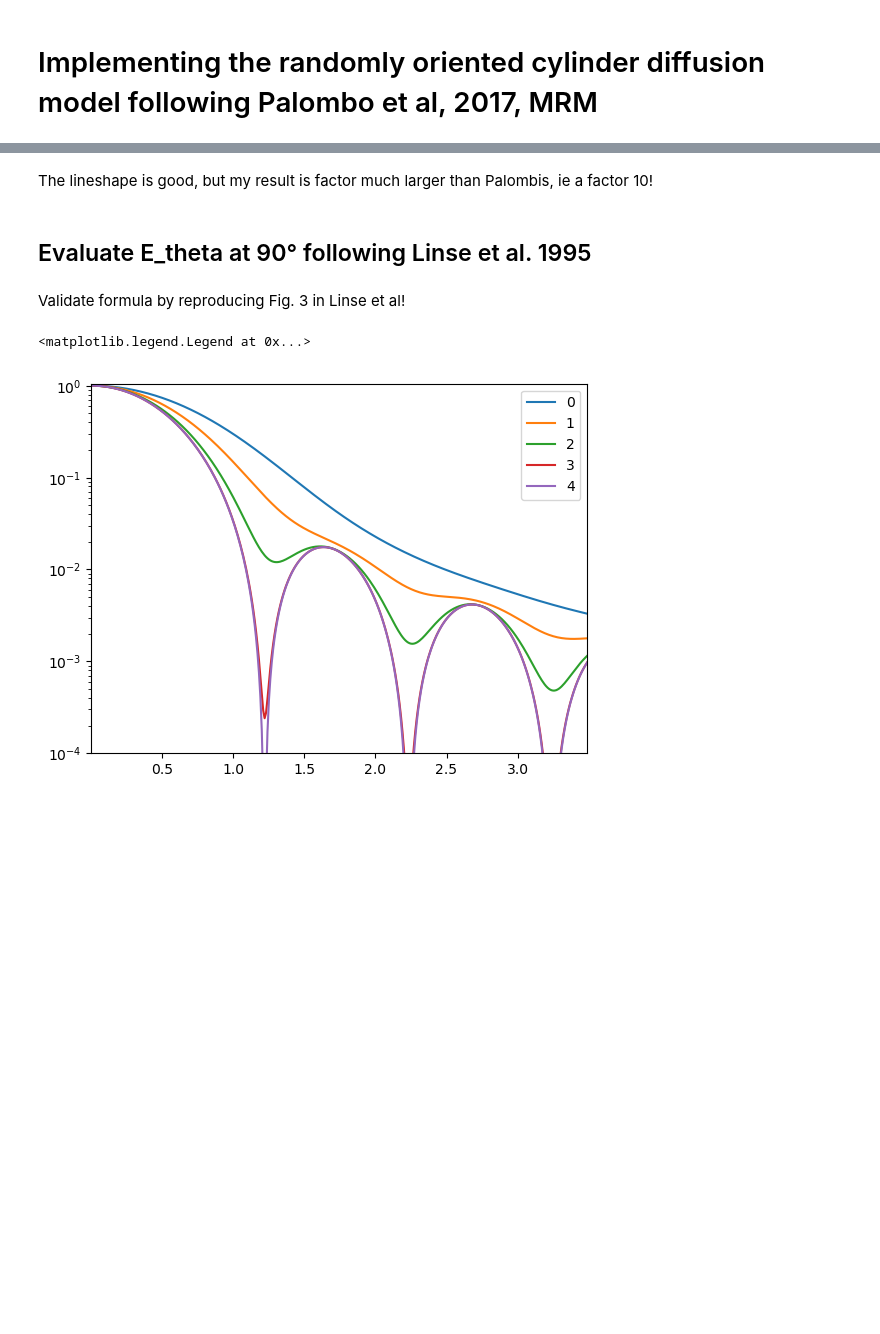
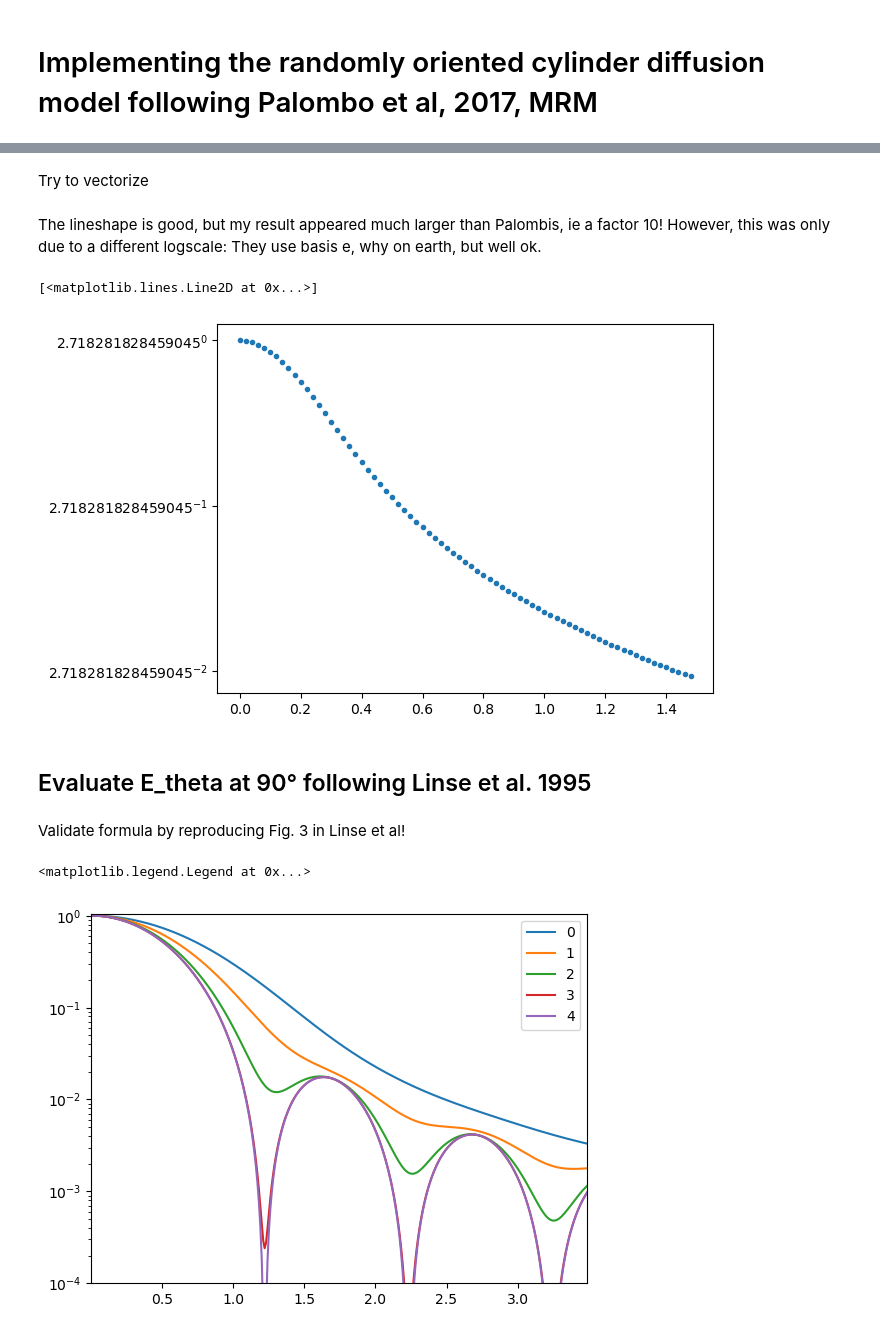
Before and after one commit to rita-o/dMRSI, a Jupyter notebook: misc_jupyter_notebooks/implement_random_cylinder_model.ipynb, the cells around one changed output, grey strips where cells are left out. Saved outputs shown, nothing was run; the diff lists cells and outputs as text; code cells hidden in the pictures; blank space fills up the shorter version.

```diff
--- a/misc_jupyter_notebooks/implement_random_cylinder_model.ipynb
+++ b/misc_jupyter_notebooks/implement_random_cylinder_model.ipynb
@@ -49,6 +51,4 @@ def E_theta(q, t_Delta, r, theta):
     #caculate outer sum
     return ( (2 * j1(bessel_arg))**2 / bessel_arg**2  +  8*bessel_arg**2 * nsum(a_n,[0,inf]) ) * np.exp(-D * q_para**2 * t_Delta)
 
-def E(q, t_Delta, r, n_theta=1e2):
-    thetas = np.arange(1e-15,np.pi/2,np.pi/2/n_theta)
-    return np.mean([np.sin(theta)*E_theta(q, t_Delta, r, theta) for theta in thetas])/np.mean(np.sin(thetas))
+ #
@@ -55,9 +118,51 @@ def E(q, t_Delta, r, n_theta=1e2):
+# %% [markdown]
+Try to vectorize
+# %%
+def b_nm(n,m,bessel_arg,D,t_Delta,r):
+    # inner summand in general
+    alpha_nm2 = jnp_zeros(n,m)[-1]**2
+    return alpha_nm2 / (alpha_nm2 - n**2) / (alpha_nm2-bessel_arg**2)**2 * np.exp(-D*alpha_nm2*t_Delta/r**2)
+
+
+def E(q, t_Delta, r, n_theta=1e2):
+    delta_theta = np.pi/n_theta
+    thetas = np.arange(1e-15,np.pi,delta_theta)
+
+    # q value projections
+    q_perps = q*np.sin(thetas)
+    q_paras = q*np.cos(thetas)
+    # helpers
+    bessel_args = q_perps*r
+
+    # calculate inner sum
+    def a_n(n):
+        #define summand dependent on n
+        def this_b_m(m):
+            return b_nm(n,m,bessel_args,D,t_Delta,r)
+
+        B = nsum(this_b_m, [1,inf])
+
+        #outer summand
+        return jvp(int(n), bessel_args)**2 * B / (1+(int(n)==0))
+
+    #caculate outer sum
+    E_thetas = ( (2 * j1(bessel_args))**2 / bessel_args**2  +  8*bessel_args**2 * nsum(a_n,[0,inf]) ) * np.exp(-D * q_paras**2 * t_Delta)
+
+    return E_thetas
+    #np.sum([np.sin(theta)*E_theta(q, t_Delta, r, theta)*delta_theta for theta in thetas])/2 #
+# %%
+qs = np.array([.05,.2,.5,.8,1]) # spatial frequency of diffusion gradient
 # %%
-E_v_q = np.array([E(q,t_Delta,r) for q in qs])
+E_v_q = np.array([E(q,t_Delta,r,n_theta=1e2) for q in qs])
 # %% [markdown]
-The lineshape is good, but my result is factor much larger than Palombis, ie a factor 10!
+The lineshape is good, but my result appeared much larger than Palombis, ie a factor 10!
+However, this was only due to a different logscale: They use basis e, why on earth, but well ok.
 # %%
-plt.semilogy(qs, E_v_q,'.')
+plt.semilogy(qs, E_v_q,'.',base = np.e)
+#plt.ylim([0.01,1])
+# %% [output]
+[<matplotlib.lines.Line2D at 0x...>]
+[figure, added]
 # %% [markdown]
 ## Evaluate E_theta at 90° following Linse et al. 1995
 # %% [markdown]
```
Also changed, not shown: parts of 11 cells of this notebook.
